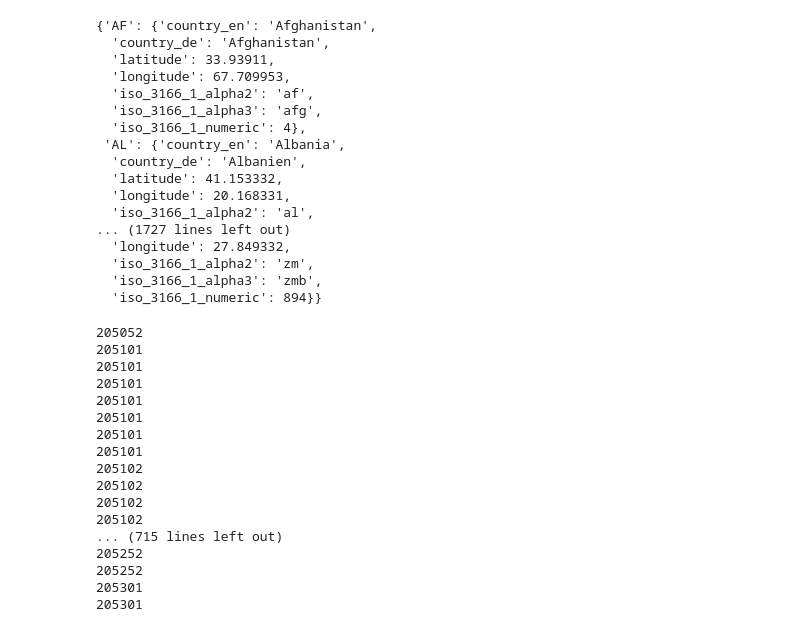
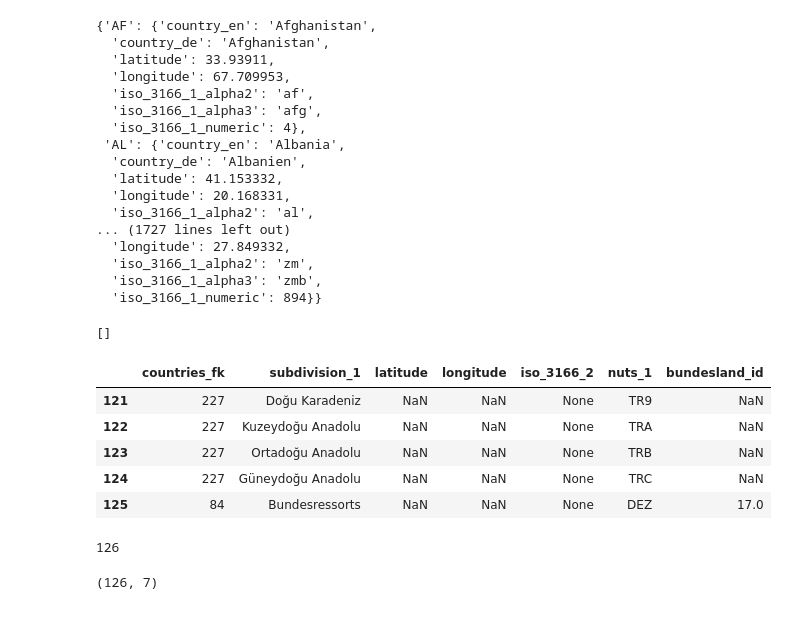
Before and after one commit to dstoecklein/corona-analysis, a Jupyter notebook: notebooks/sqlite_test.ipynb, the cells around one changed output. Drawn from its saved outputs; the diff is of its cells as text; code cells hidden in the pictures.

```diff
--- a/notebooks/sqlite_test.ipynb
+++ b/notebooks/sqlite_test.ipynb
@@ -933,29 +933,30 @@ d
   'iso_3166_1_alpha2': 'zm',
   'iso_3166_1_alpha3': 'zmb',
   'iso_3166_1_numeric': 894}}
-# %%
-from datetime import date
-date_range = pd.date_range(date(2051,1,1), date(2052,12,31))
-for single_date in date_range:
-    #print(single_date)
-    #print(single_date.isocalendar())
-    cocn = str(single_date.isocalendar().year) + str(single_date.isocalendar().week).zfill(2)
-    print(cocn)
-# %% [output]
-205052
-205101
-205101
-205101
-205101
-205101
-205101
-205101
-205102
-205102
-205102
-205102
-... (715 lines left out)
-205252
-205252
-205301
-205301
+# %%
+from datetime import date
+import pandas as pd
+start_year = 2000
+end_year = 1990
+year_range = [year for year in range(start_year, end_year+1)]
+year_range
+# %% [output]
+[]
+# %%
+df = pd.read_feather("subdivs1.ftr")
+df.tail()
+# %% [output]
+|  | countries_fk | subdivision_1 | latitude | longitude | iso_3166_2 | nuts_1 | bundesland_id |
+| 121 | 227 | Doğu Karadeniz | NaN | NaN | None | TR9 | NaN |
+| 122 | 227 | Kuzeydoğu Anadolu | NaN | NaN | None | TRA | NaN |
+| 123 | 227 | Ortadoğu Anadolu | NaN | NaN | None | TRB | NaN |
+| 124 | 227 | Güneydoğu Anadolu | NaN | NaN | None | TRC | NaN |
+| 125 | 84 | Bundesressorts | NaN | NaN | None | DEZ | 17.0 |
+# %%
+df["nuts_1"].nunique()
+# %% [output]
+126
+# %%
+df.shape
+# %% [output]
+(126, 7)
```
Also changed, not shown: 5 other files.
